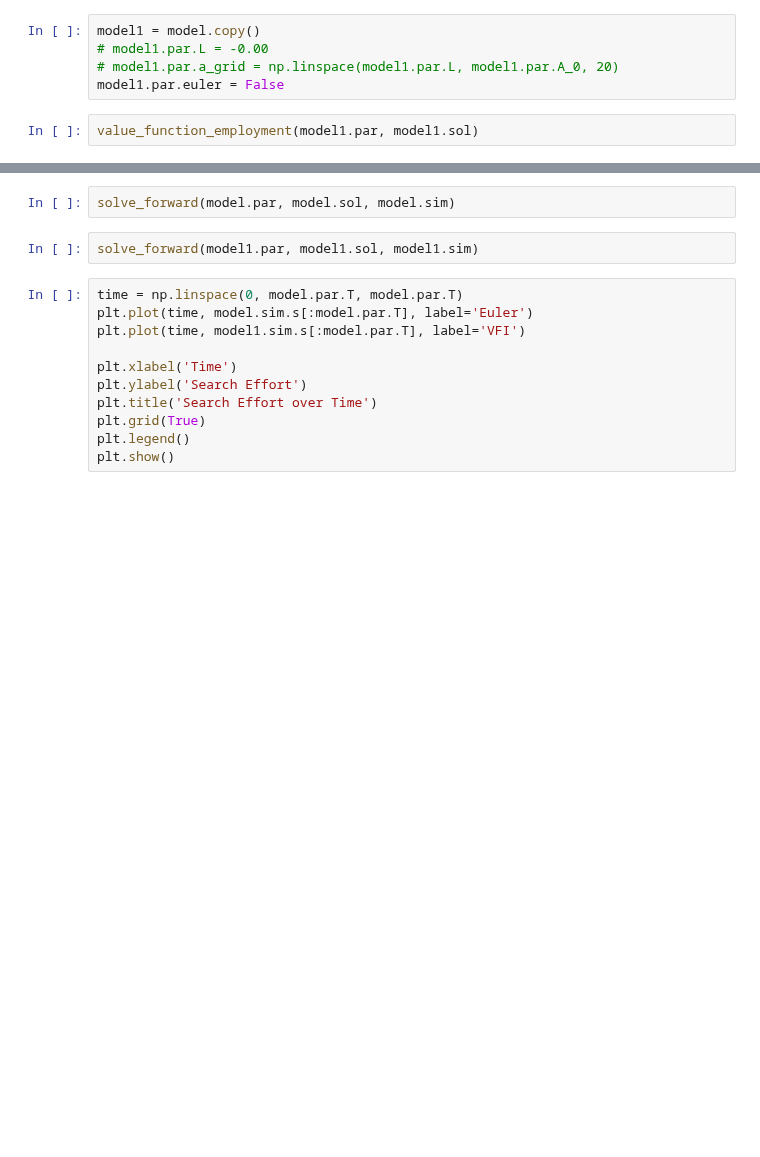
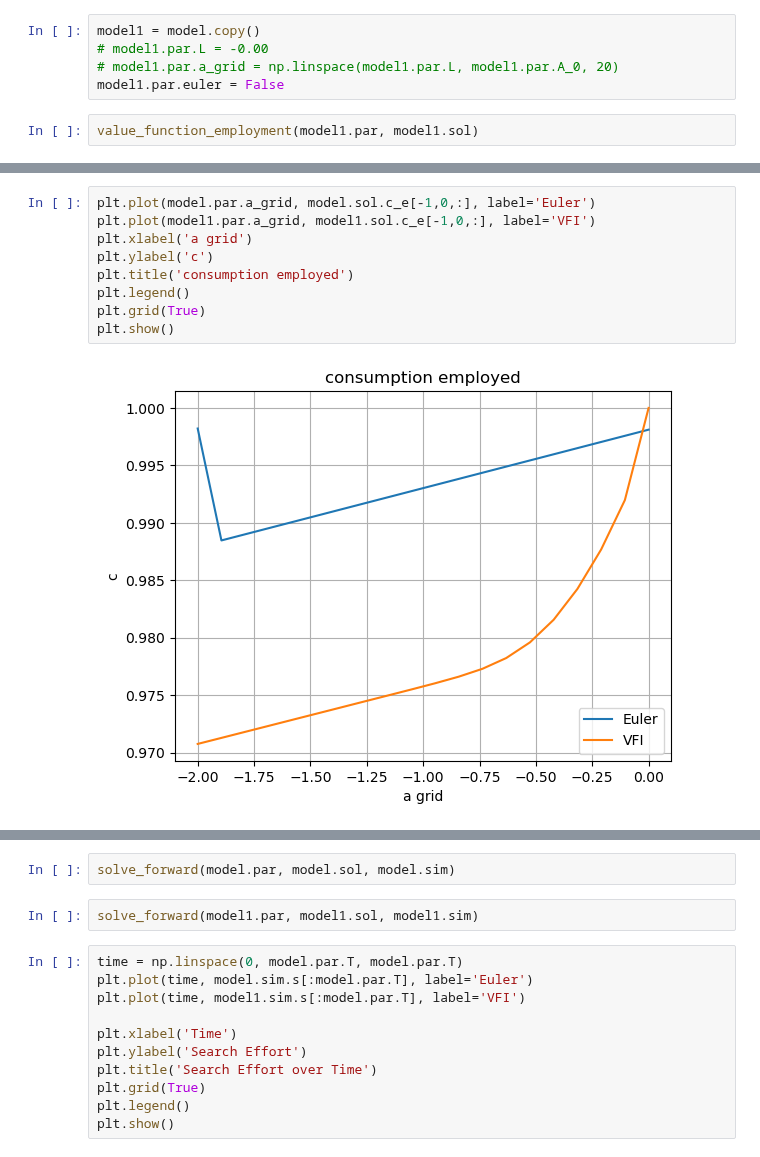
Before and after one commit to qrn838/Dynamic-programming-project, a Jupyter notebook: 2. consumption saving.ipynb, the cells around one changed output, grey strips where cells are left out. Cells and saved outputs as stored; diff of their text form; blank space fills up the shorter version.

```diff
--- a/2. consumption saving.ipynb
+++ b/2. consumption saving.ipynb
@@ -141,3 +157,14 @@ plt.show()
+# %%
+plt.plot(model.par.a_grid, model.sol.c_e[-1,0,:], label='Euler')
+plt.plot(model1.par.a_grid, model1.sol.c_e[-1,0,:], label='VFI')
+plt.xlabel('a grid')
+plt.ylabel('c')
+plt.title('consumption employed')
+plt.legend()
+plt.grid(True)
+plt.show()
+# %% [output]
+[figure, added]
 # %%
 time = np.linspace(0, model1.par.N + model1.par.M, model1.par.N + model1.par.M)
 n = np.linspace(0, model1.par.N+model.par.M, model1.par.N+model.par.M)
```
Also changed, not shown: parts of 20 cells of this notebook, 2 other files.
